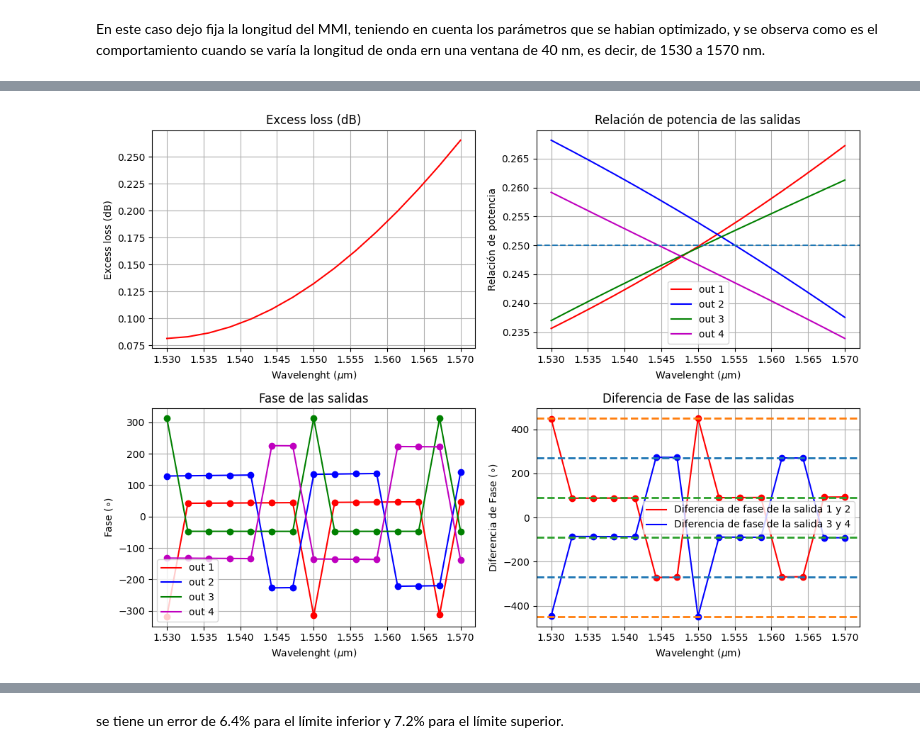
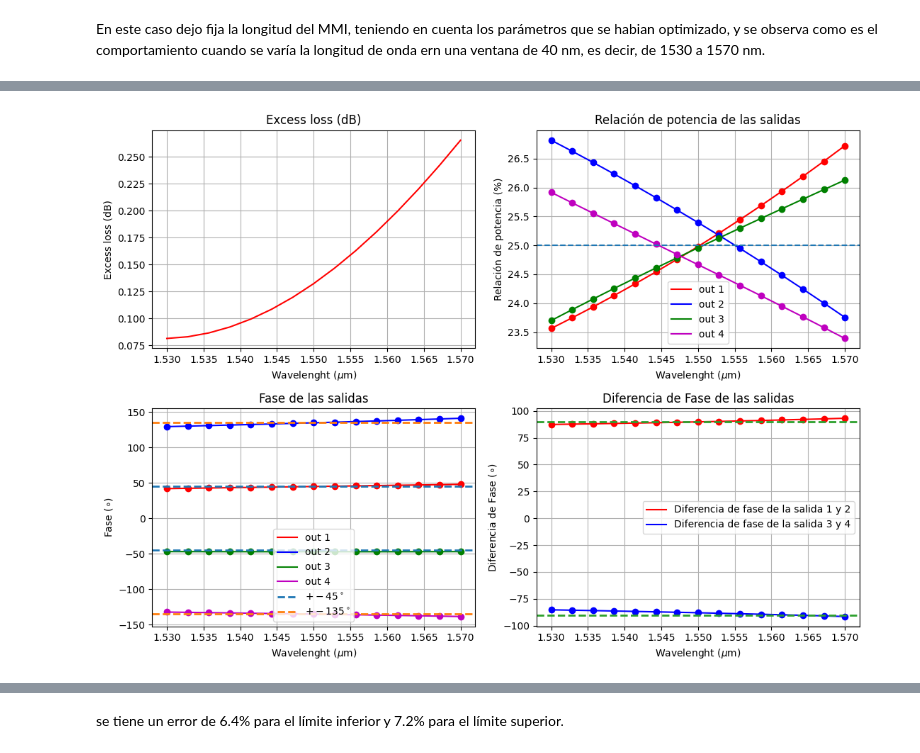
Before and after one commit to PauDaniOrtiz/pic-upv-TFM-Paula-Ortiz, a Jupyter notebook: MMI_2X4.ipynb, the cells around one changed output, grey strips where cells are left out. Cells and saved outputs as stored; diff of their text form; code cells hidden in the pictures.

```diff
--- a/MMI_2X4.ipynb
+++ b/MMI_2X4.ipynb
@@ -1060,18 +1371,18 @@ for i in range(0,15,1):
     array_power_out_c2.append(power_total_final)
     array_power_in_c2.append(power_in)
     array_EL_c2.append(Loss)
-    array_power_out1_c2.append((power2[0]+power1[0])/power_total_final)
-    array_power_out2_c2.append((power2[1]+power1[1])/power_total_final)
-    array_power_out3_c2.append((power2[2]+power1[2])/power_total_final)
-    array_power_out4_c2.append((power2[3]+power1[3])/power_total_final)
+    array_power_out1_c2.append((power2[0]+power1[0])/power_total_final * 100)
+    array_power_out2_c2.append((power2[1]+power1[1])/power_total_final * 100)
+    array_power_out3_c2.append((power2[2]+power1[2])/power_total_final * 100)
+    array_power_out4_c2.append((power2[3]+power1[3])/power_total_final * 100)
 
     delta_phase_total=phase1-phase2
-    array_phase_out1_c2.append(delta_phase_total[0])
-    array_phase_out2_c2.append(delta_phase_total[1])
-    array_phase_out3_c2.append(delta_phase_total[2])
-    array_phase_out4_c2.append(delta_phase_total[3])
-    array_phase_o1_o2_c2.append(delta_phase_total[1]-delta_phase_total[0])
-    array_phase_o3_o4_c2.append(delta_phase_total[3]-delta_phase_total[2])
+    array_phase_out1_c2.append((((delta_phase_total[0])+ 180) % 360) - 180)
+    array_phase_out2_c2.append((((delta_phase_total[1])+ 180) % 360) - 180)
+    array_phase_out3_c2.append((((delta_phase_total[2])+ 180) % 360) - 180)
+    array_phase_out4_c2.append((((delta_phase_total[3])+ 180) % 360) - 180)
+    array_phase_o1_o2_c2.append((((delta_phase_total[1]-delta_phase_total[0])+ 180) % 360) - 180)
+    array_phase_o3_o4_c2.append((((delta_phase_total[3]-delta_phase_total[2])+ 180) % 360) - 180)
 # %%
 
 fig, axs = plt.subplots(2, 2, figsize=(11, 8))
@@ -1087,10 +1398,14 @@ axs[0,1].plot(wvl_c, array_power_out1_c2, 'r',label='out 1')
 axs[0,1].plot(wvl_c, array_power_out2_c2, 'b',label='out 2')
 axs[0,1].plot(wvl_c, array_power_out3_c2, 'g',label='out 3')
 axs[0,1].plot(wvl_c, array_power_out4_c2, 'm',label='out 4')
-axs[0,1].axhline(y=0.25, linestyle='--', linewidth=1.5)
+axs[0,1].plot(wvl_c, array_power_out1_c2,'o',color='r')
+axs[0,1].plot(wvl_c, array_power_out2_c2,'o',color='b')
+axs[0,1].plot(wvl_c, array_power_out3_c2,'o',color='g')
+axs[0,1].plot(wvl_c, array_power_out4_c2,'o',color='m')
+axs[0,1].axhline(y=25, linestyle='--', linewidth=1.5)
 axs[0,1].set_title('Relación de potencia de las salidas')
 axs[0,1].set_xlabel('Wavelenght ($\mu$m)')
-axs[0,1].set_ylabel('Relación de potencia')
+axs[0,1].set_ylabel('Relación de potencia (%)')
 axs[0,1].legend()
 axs[0,1].grid(True)
 
@@ -1098,38 +1413,38 @@ axs[1,0].plot(wvl_c, array_phase_out1_c2, 'r',label='out 1')
 axs[1,0].plot(wvl_c, array_phase_out2_c2, 'b',label='out 2')
 axs[1,0].plot(wvl_c, array_phase_out3_c2, 'g',label='out 3')
 axs[1,0].plot(wvl_c, array_phase_out4_c2, 'm',label='out 4')
 axs[1,0].plot(wvl_c, array_phase_out1_c2,'o',color='r')
 axs[1,0].plot(wvl_c, array_phase_out2_c2,'o',color='b')
 axs[1,0].plot(wvl_c, array_phase_out3_c2,'o',color='g')
 axs[1,0].plot(wvl_c, array_phase_out4_c2,'o',color='m')
+axs[1,0].axhline(y=45, linestyle='--', linewidth=2,label='$+-45^\circ$')
+axs[1,0].axhline(y=-45, linestyle='--', linewidth=2)
+axs[1,0].axhline(y=135, linestyle='--', linewidth=2,label='$+-135^\circ$',color='tab:orange')
+axs[1,0].axhline(y=-135, linestyle='--', linewidth=2,color='tab:orange')
 axs[1,0].set_title('Fase de las salidas')
 axs[1,0].set_xlabel('Wavelenght ($\mu$m)')
 axs[1,0].set_ylabel('Fase ($\circ$)')
 axs[1,0].legend()
 axs[1,0].grid(True)
 
 axs[1,1].plot(wvl_c, array_phase_o1_o2_c2, 'r',label='Diferencia de fase de la salida 1 y 2')
 axs[1,1].plot(wvl_c, array_phase_o3_o4_c2, 'b',label='Diferencia de fase de la salida 3 y 4')
 axs[1,1].plot(wvl_c, array_phase_o1_o2_c2, 'o',color='r')
 axs[1,1].plot(wvl_c, array_phase_o3_o4_c2, 'o',color='b')
-axs[1,1].axhline(y=270, linestyle='--', linewidth=2,color='tab:blue')
-axs[1,1].axhline(y=-270, linestyle='--', linewidth=2,color='tab:blue')
-axs[1,1].axhline(y=450, linestyle='--', linewidth=2,color='tab:orange')
-axs[1,1].axhline(y=-450, linestyle='--', linewidth=2,color='tab:orange')
 axs[1,1].axhline(y=90, linestyle='--', linewidth=2,color='tab:green')
 axs[1,1].axhline(y=-90, linestyle='--', linewidth=2,color='tab:green')
 axs[1,1].set_title('Diferencia de Fase de las salidas')
 axs[1,1].set_xlabel('Wavelenght ($\mu$m)')
 axs[1,1].set_ylabel('Diferencia de Fase ($\circ$)')
 axs[1,1].legend()
 axs[1,1].grid(True)
 
 
 plt.tight_layout()
 
 plt.show()
 # %% [output]
-[figure, old version]
+[figure, new version]
 # %%
 print("La desviación de la relación de potencias máxima es de: ", np.round(np.max(array_power_out2_c2),3))
 print("La desviación de la relación de potencias mínima es de: ", np.round(np.min(array_power_out4_c2),3))
```
Also changed, not shown: parts of 35 cells of this notebook, 2 other files.
